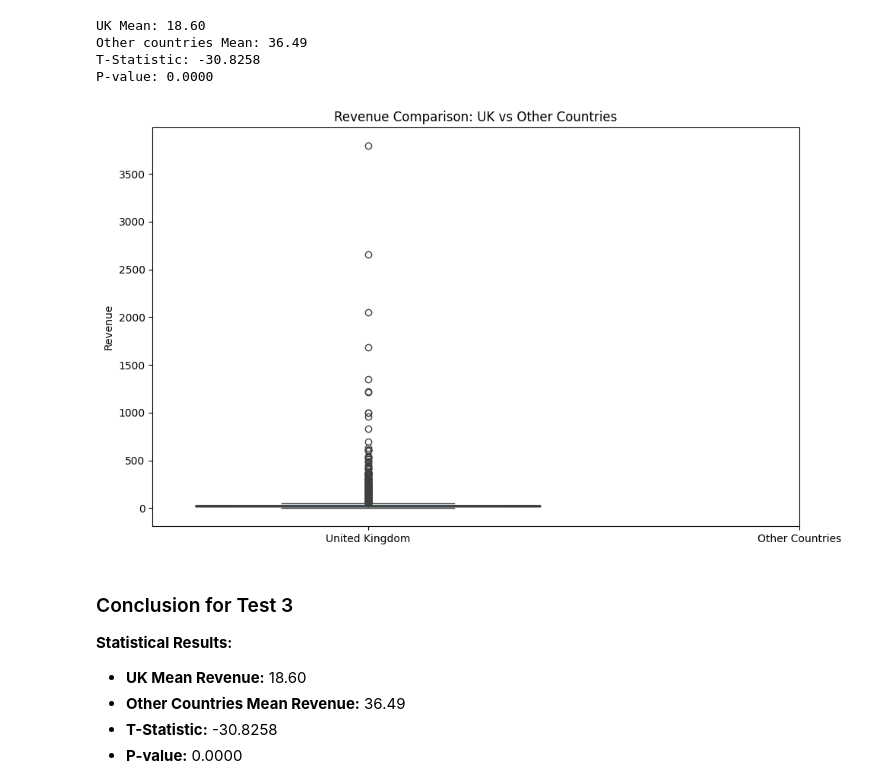
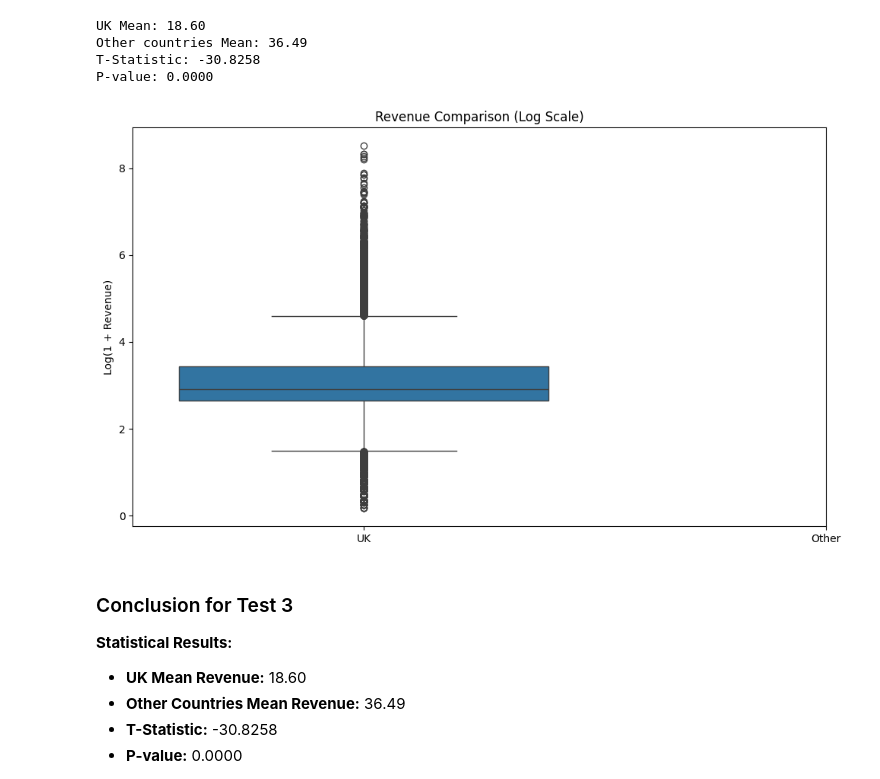
Before and after one commit to fermow/SBU-Data-Science-2026, a Jupyter notebook: Assignment_1/jupyter_notebooks_and_reports/statistical_analysis/e_commerce_statistical_analysis.ipynb, the cells around one changed output. Cells and saved outputs as stored; diff of their text form; code cells hidden in the pictures.

```diff
--- a/Assignment_1/jupyter_notebooks_and_reports/statistical_analysis/e_commerce_statistical_analysis.ipynb
+++ b/Assignment_1/jupyter_notebooks_and_reports/statistical_analysis/e_commerce_statistical_analysis.ipynb
@@ -214,9 +253,13 @@ In this step, we split our cleaned data into two distinct groups based on the `C
 1. **UK Group:** Transactions originating from the United Kingdom.
 2. **Other Group:** A combined group of all international transactions.
 # %%
-uk = df_clean[df_clean['Country'] == 'United Kingdom']['revenue']
-other = df_clean[df_clean['Country'] != 'United Kingdom']['revenue']
+uk = df_clean[df_clean['Country'] == 'United Kingdom'].copy()
+other = df_clean[df_clean['Country'] != 'United Kingdom'].copy()
+
+uk['revenue'] = uk['Quantity'] * uk['UnitPrice']
+other['revenue'] = other['Quantity'] * other['UnitPrice']
+
 print(f"UK Samples: {len(uk)}")
-print(f"other Samples: {len(other)}")
+print(f"Other Samples: {len(other)}")
 # %% [output]
 UK Samples: 485123
@@ -257,18 +301,22 @@ Other countries Mean: 36.49
 T-Statistic: -30.8258
 P-value: 0.0000
 # %%
-uk_sample = uk.sample(min(5000, len(uk)), random_state=42)
-other_sample = other.sample(min(5000, len(other)), random_state=42)
-plt.figure(figsize=(10, 6))
-sb.boxplot(data=[uk_sample, other_sample], notch=True)
-plt.xticks([0, 1], ['United Kingdom', 'Other Countries'])
-plt.ylabel("Revenue")
-plt.title("Revenue Comparison: UK vs Other Countries")
+uk_log = np.log1p(uk['revenue'])
+other_log = np.log1p(other['revenue'])
+
+plt.figure(figsize=(10,6))
+
+sb.boxplot(data=[uk_log, other_log])
+
+plt.xticks([0,1], ['UK', 'Other'])
+plt.ylabel("Log(1 + Revenue)")
+plt.title("Revenue Comparison (Log Scale)")
+
 plt.tight_layout()
-plt.savefig("figures/uk_vs_other_revenue.png", dpi=300, bbox_inches="tight")
+plt.savefig("figures/uk_vs_other_boxplot_log.png", dpi=300)
 plt.show()
 # %% [output]
-[figure, old version]
+[figure, new version]
 # %% [markdown]
 ###  Conclusion for Test 3
 **Statistical Results:**
```
Also changed, not shown: parts of 22 cells of this notebook, 1 other file.
